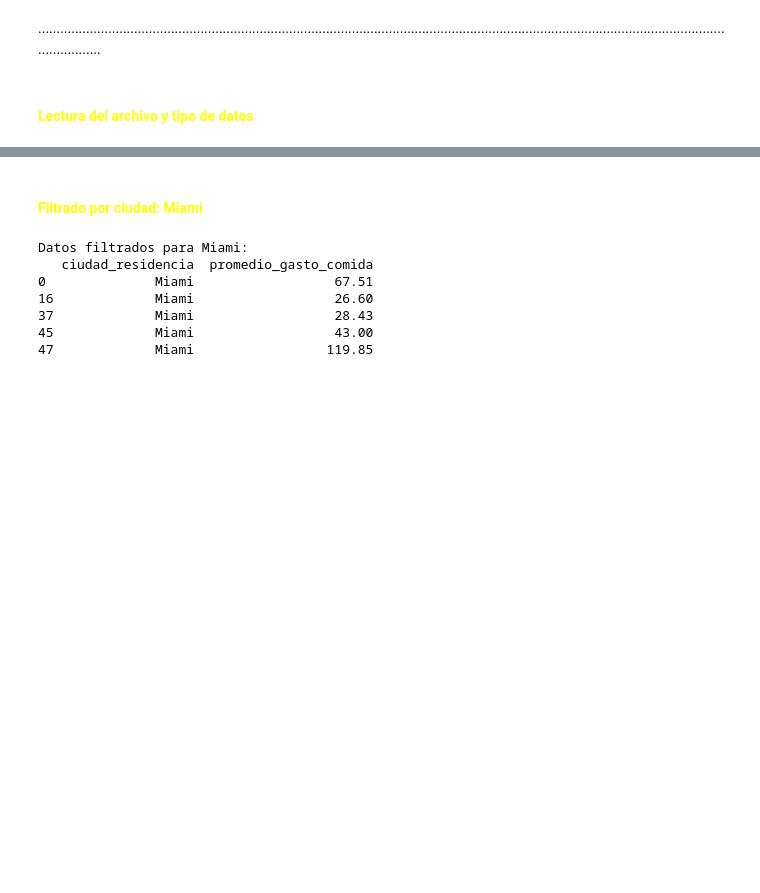
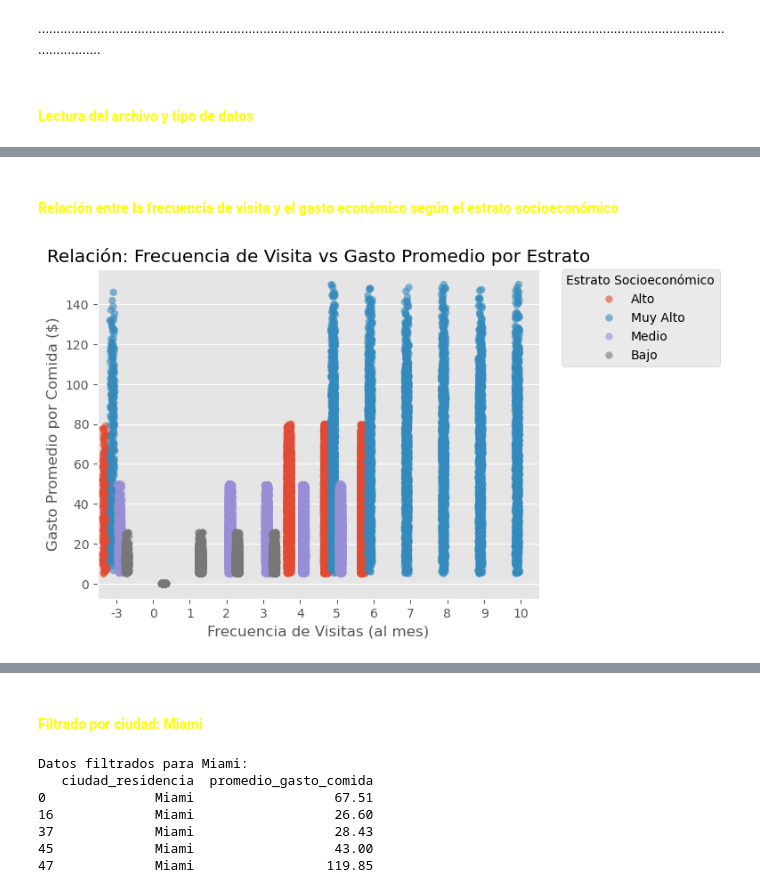
Before and after one commit to Cristian-Bale/proyecto_restaurante, a Jupyter notebook: Avance_EDA.ipynb, the cells around one changed output, grey strips where cells are left out. Cells and saved outputs as stored; diff of their text form; code cells hidden in the pictures; blank space fills up the shorter version.

```diff
--- a/Avance_EDA.ipynb
+++ b/Avance_EDA.ipynb
@@ -47,0 +114,25 @@ dtype: object
+# %% [markdown]
+#### <span style="color:yellow">Relación entre la frecuencia de visita y el gasto económico según el estrato socioeconómico</span>
+# %%
+#Seaborn gráfico de dispersión
+
+plt.Figure(figsize=(14,8))
+
+sns.stripplot(data=df_restaurantes,
+                 x="frecuencia_visita",
+                  y="promedio_gasto_comida",
+                  hue="estrato_socioeconomico",
+                  jitter=0.25,
+                    size=6,
+                    alpha=0.6,
+                    dodge=True)
+
+plt.title("Relación: Frecuencia de Visita vs Gasto Promedio por Estrato")
+plt.xlabel("Frecuencia de Visitas (al mes)")
+plt.ylabel("Gasto Promedio por Comida ($)")
+plt.legend(title="Estrato Socioeconómico", bbox_to_anchor=(1.05, 1), loc='upper left', borderaxespad=0.)
+
+
+plt.show()
+# %% [output]
+[figure, added]
```
Also changed, not shown: parts of 21 cells of this notebook, 2 other files.
